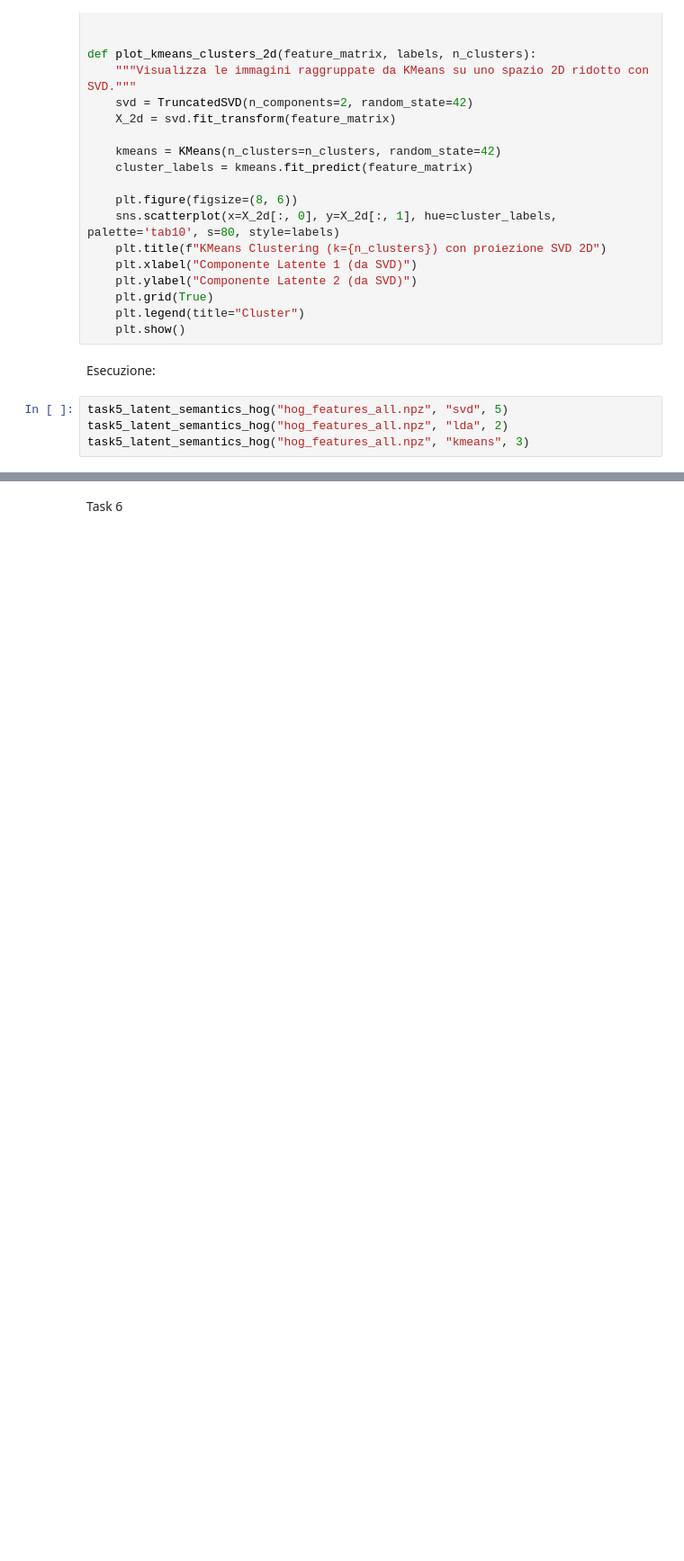
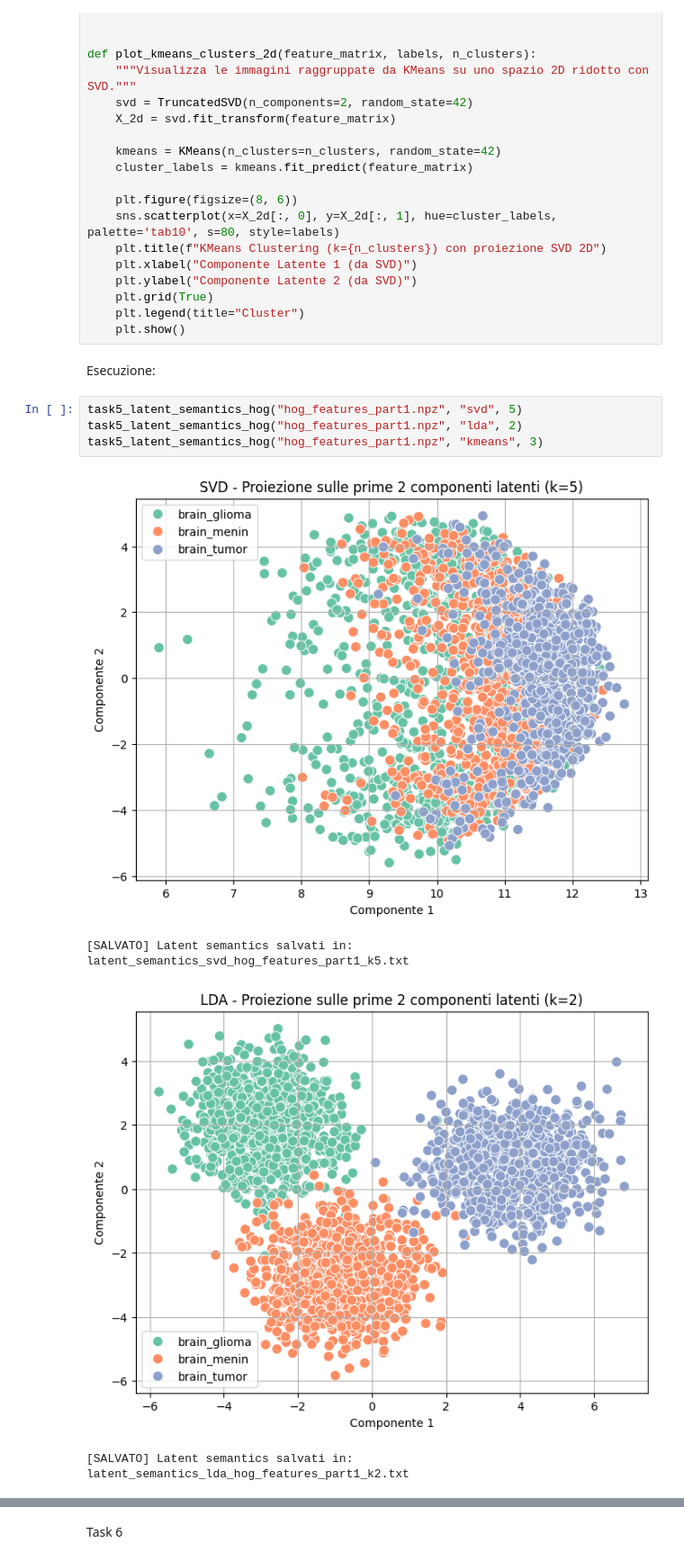
Before and after one commit to Calienn/DBmulti, a Jupyter notebook: HOG.ipynb, the cells around one changed output, grey strips where cells are left out. Shown at 90% size. Saved outputs shown, nothing was run; the diff lists cells and outputs as text; blank space fills up the shorter version.

```diff
--- a/HOG.ipynb
+++ b/HOG.ipynb
@@ -527,6 +612,11 @@ def plot_kmeans_clusters_2d(feature_matrix, labels, n_clusters):
 # %% [markdown]
 Esecuzione:
 # %%
-task5_latent_semantics_hog("hog_features_all.npz", "svd", 5)
-task5_latent_semantics_hog("hog_features_all.npz", "lda", 2)
-task5_latent_semantics_hog("hog_features_all.npz", "kmeans", 3)
+task5_latent_semantics_hog("hog_features_part1.npz", "svd", 5)
+task5_latent_semantics_hog("hog_features_part1.npz", "lda", 2)
+task5_latent_semantics_hog("hog_features_part1.npz", "kmeans", 3)
+# %% [output]
+[figure, added]
+[SALVATO] Latent semantics salvati in: latent_semantics_svd_hog_features_part1_k5.txt
+[figure, added]
+[SALVATO] Latent semantics salvati in: latent_semantics_lda_hog_features_part1_k2.txt
```
Also changed, not shown: parts of 16 cells of this notebook, 4 other files.
